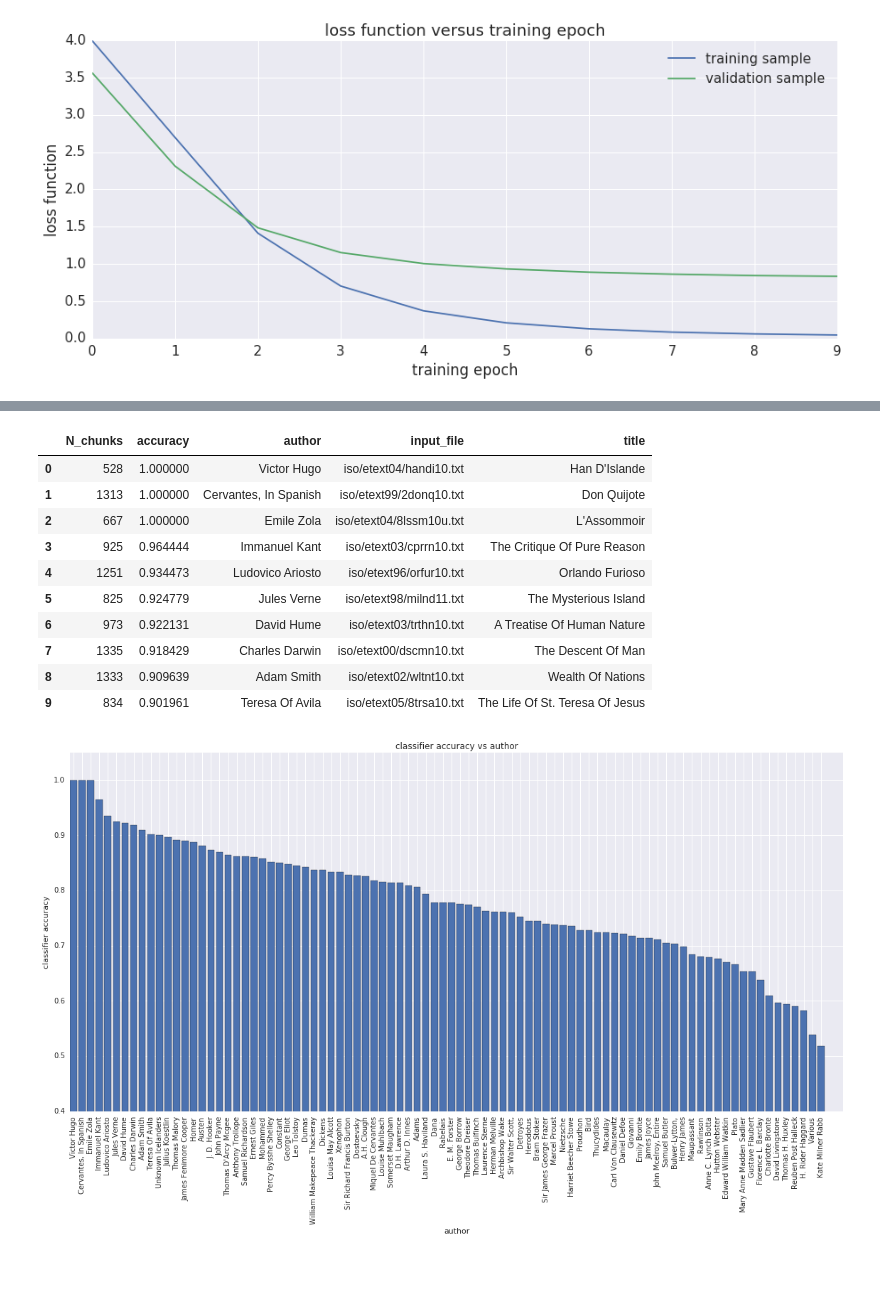
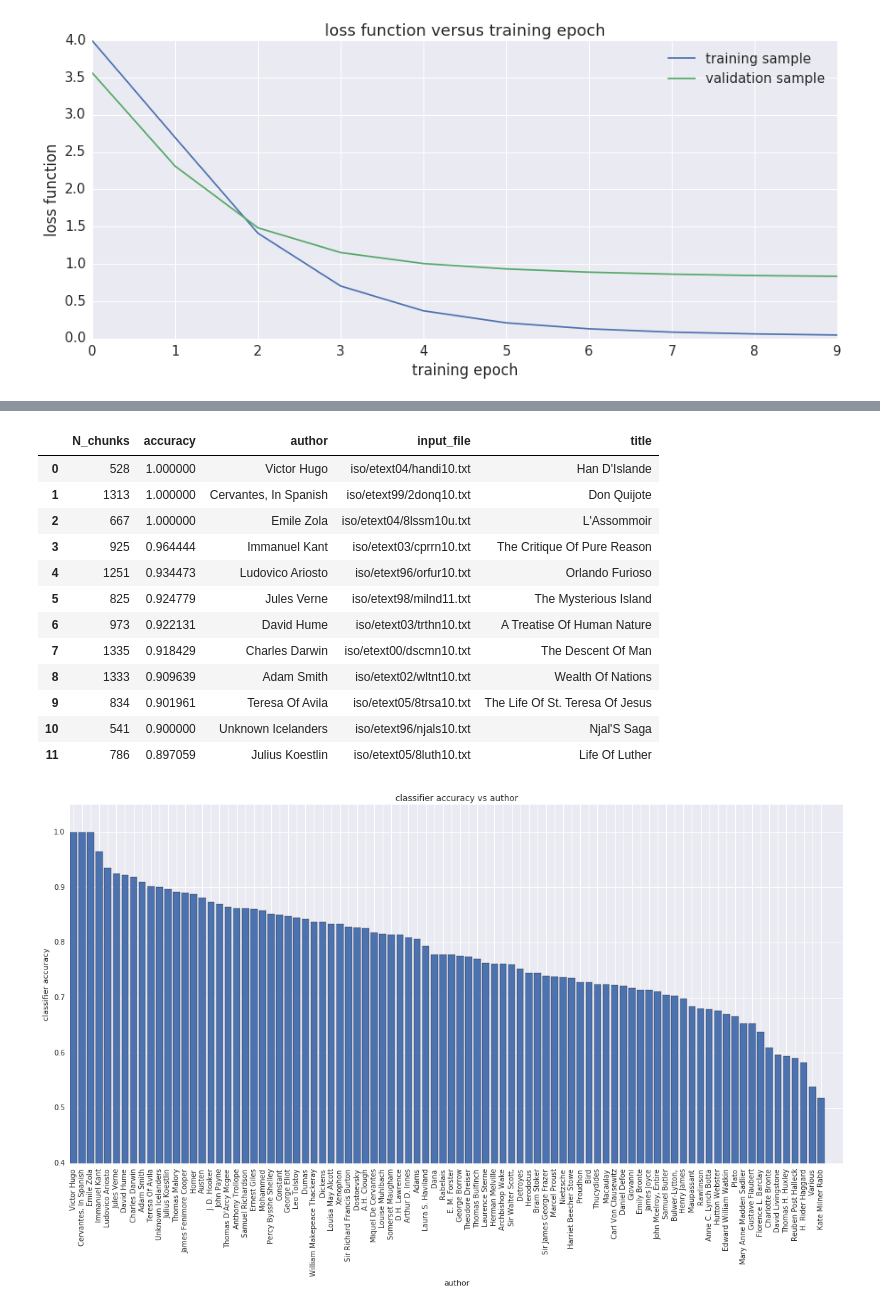
Before and after one commit to joehahn/tf-text-classification-demo, a Jupyter notebook: tf-text-classification.ipynb, the cells around one changed output, grey strips where cells are left out. Cells and saved outputs as stored; diff of their text form; code cells hidden in the pictures; blank space fills up the shorter version.

```diff
--- a/tf-text-classification.ipynb
+++ b/tf-text-classification.ipynb
@@ -302,30 +302,32 @@ test[cols][-10:]
 # %%
 #calculate model accuracy vs author
 accuracy_list = []
 for input_file in test['input_file'].unique():
     idx = test['input_file'] == input_file
     df = test[idx]
     idx = df['author_id'] == df['author_id_pred']
     accuracy = idx.sum()*1.0/idx.count()
     author = df['author'].values[0]
     title = df['title'].values[0]
     N_chunks = (train['input_file'] == input_file).sum()
     d = {'author':author, 'title':title, 'input_file':input_file, 'N_chunks':N_chunks, 'accuracy':accuracy}
     accuracy_list += [d]
 accuracy = pd.DataFrame(accuracy_list).sort_values('accuracy', ascending=False).reset_index(drop=True)
-accuracy.head(10)
+accuracy.head(12)
 # %% [output]
 |  | N_chunks | accuracy | author | input_file | title |
 | 0 | 528 | 1.000000 | Victor Hugo | iso/etext04/handi10.txt | Han D'Islande |
 | 1 | 1313 | 1.000000 | Cervantes, In Spanish | iso/etext99/2donq10.txt | Don Quijote |
 | 2 | 667 | 1.000000 | Emile Zola | iso/etext04/8lssm10u.txt | L'Assommoir |
 | 3 | 925 | 0.964444 | Immanuel Kant | iso/etext03/cprrn10.txt | The Critique Of Pure Reason |
 | 4 | 1251 | 0.934473 | Ludovico Ariosto | iso/etext96/orfur10.txt | Orlando Furioso |
 | 5 | 825 | 0.924779 | Jules Verne | iso/etext98/milnd11.txt | The Mysterious Island |
 | 6 | 973 | 0.922131 | David Hume | iso/etext03/trthn10.txt | A Treatise Of Human Nature |
 | 7 | 1335 | 0.918429 | Charles Darwin | iso/etext00/dscmn10.txt | The Descent Of Man |
 | 8 | 1333 | 0.909639 | Adam Smith | iso/etext02/wltnt10.txt | Wealth Of Nations |
 | 9 | 834 | 0.901961 | Teresa Of Avila | iso/etext05/8trsa10.txt | The Life Of St. Teresa Of Jesus |
+| 10 | 541 | 0.900000 | Unknown Icelanders | iso/etext96/njals10.txt | Njal'S Saga |
+| 11 | 786 | 0.897059 | Julius Koestlin | iso/etext05/8luth10.txt | Life Of Luther |
 # %%
 #plot model accuracy vs author
 sns.set(font_scale=1.0, font='DejaVu Sans')
```
